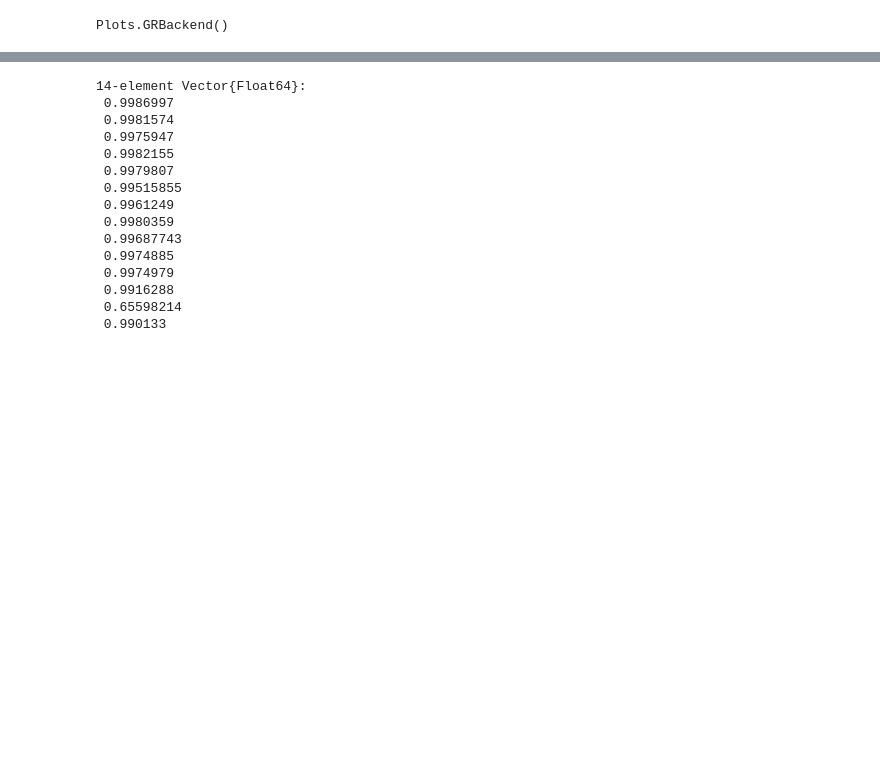
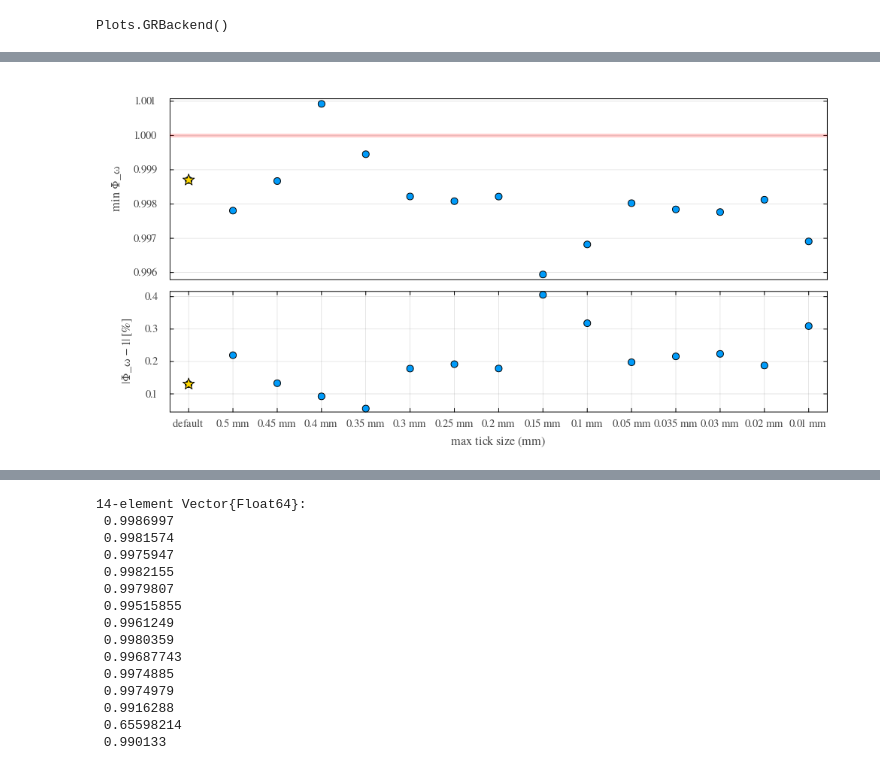
Before and after one commit to RitaF00/SolidStateDetector-NEW, a Jupyter notebook: SSDdev/notebooks/new_refinement_on_grid/minimum_wp.ipynb, the cells around one changed output, grey strips where cells are left out. Drawn from its saved outputs; the diff is of its cells as text; code cells hidden in the pictures; blank space fills up the shorter version.

```diff
--- a/SSDdev/notebooks/new_refinement_on_grid/minimum_wp.ipynb
+++ b/SSDdev/notebooks/new_refinement_on_grid/minimum_wp.ipynb
@@ -8,0 +11,3 @@ Plots.GRBackend()
+# %%
+min_pot =  [0.9986997, 0.9978069, 0.9986706, 1.0009229, 0.9994534, 0.99822, 0.9980831, 0.998217, 0.99594384  ,0.99681985,  0.99802446, 0.99784315,  0.9977653, 0.69480747, 0.9981247, 0.99690855]
+grid_size = ["default",0.5u"mm", 0.45u"mm", 0.4u"mm", 0.35u"mm", 0.3u"mm", 0.25u"mm", 0.2u"mm", 0.15u"mm",  0.1u"mm", 0.05u"mm", 0.035u"mm", 0.03u"mm", 0.03u"mm", 0.02u"mm", 0.01u"mm"]
@@ -8,0 +31,8 @@ Plots.GRBackend()
+# %%
+using Statistics
+r = min_pot ./ 1  # residui normlaizzati
+
+res = min_pot .- 1              # residui centrati a 0
+σ = std(res)                    # deviazione standard
+res_σ = res ./ σ                # residui normalizzati in unità di sigma
+var_pct = 100 .* (min_pot .- 1)
@@ -8,0 +56,70 @@ Plots.GRBackend()
+# %%
+using Plots
+using Colors
+
+# Impostazioni "da paper"
+default(
+    fontfamily = "Times",
+    guidefontsize = 10,
+    tickfontsize = 9,
+    legendfontsize = 9,
+    titlefontsize = 10,
+    lw = 1,
+    ms = 5
+)
+
+x = 1:length(grid_size)
+labels = string.(grid_size)
+
+
+
+# Plot superiore
+p1 = scatter(
+    x,
+    min_pot,
+    markersize = 5,
+    ylabel = "min Φ_ω",
+    xticks = false,
+    xlabel = "",
+    legend = false,
+    top_margin = 5mm,
+    bottom_margin = 0mm,
+    left_margin = 8mm,
+    right_margin = 5mm,
+    framestyle = :box,
+    grid = true,
+    gridalpha = 0.1
+)
+hline!([1.0], linecolor = :red, lw =5 , alpha = 0.2, label = "Φ_ω = 1")
+plot!( [x[1]], [min_pot[1]], seriestype = :scatter, marker = :star, markersize = 8, markercolor = :gold, )
+# Plot inferiore
+p2 = scatter(
+    x,
+    abs.(var_pct),
+    markersize = 5,
+    ylabel = "|Φ_ω − 1| [%]",
+    xticks = (x, labels),
+    xlabel = "max tick size (mm)",
+    legend = false,
+    top_margin = 0mm,
+    bottom_margin = 5mm,
+    left_margin = 8mm,
+    right_margin = 5mm,
+    framestyle = :box,
+    grid = true,
+    gridalpha = 0.1
+)
+
+plot!( [x[1]], [abs.(var_pct[1])], seriestype = :scatter, marker = :star, markersize = 8, markercolor = :gold, )
+plot(
+    p1,
+    p2,
+    layout = grid(
+        2, 1,
+        heights = [0.6, 0.4],
+        hspace = 0mm
+    ),
+    link = :x, size = (1000, 500)
+)
+# %% [output]
+[figure, added]
```
Also changed, not shown: parts of 4 cells of this notebook, 24 other files.
